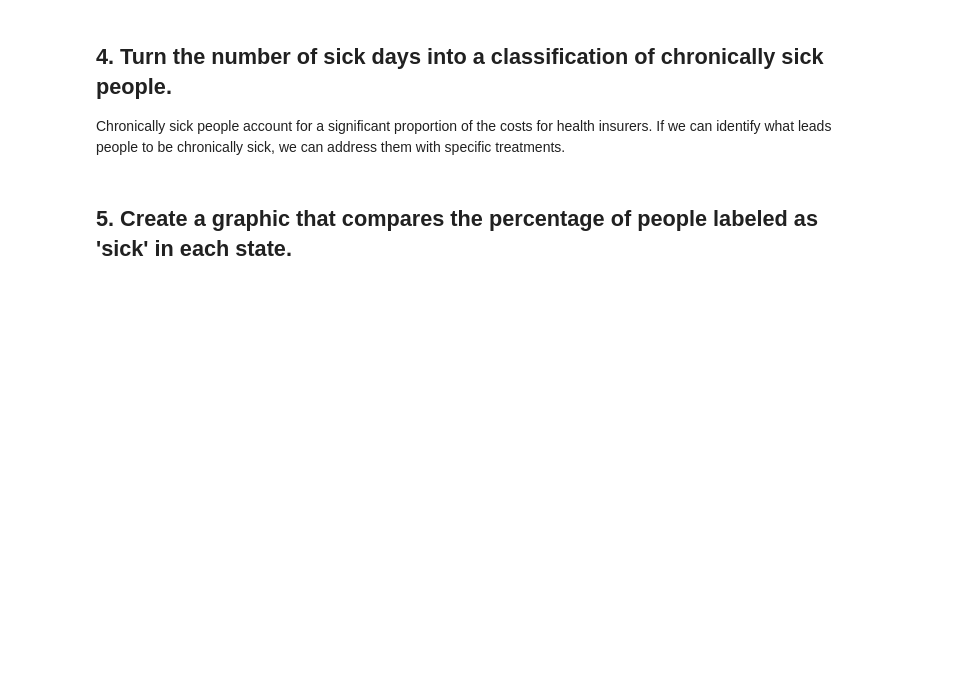
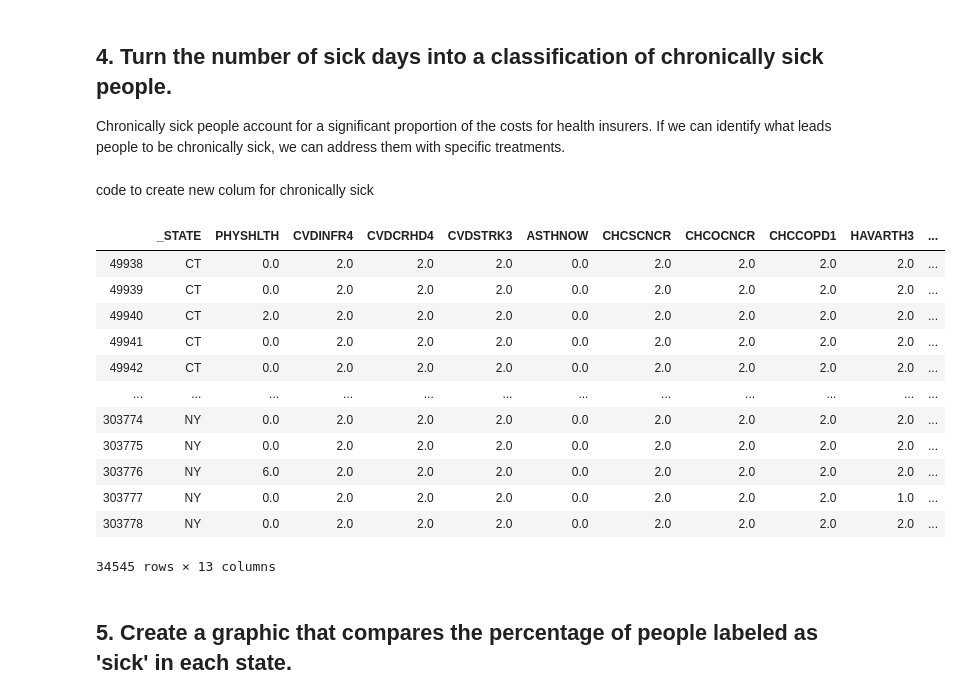
Before and after one commit to k0marrr1/nyc-mhtn-ds-010620-lectures, a Jupyter notebook: week_2/case_study/Data_Exploration_Applied.ipynb, the cells around one changed output. Cells and saved outputs as stored; diff of their text form; code cells hidden in the pictures; blank space fills up the shorter version.

```diff
--- a/week_2/case_study/Data_Exploration_Applied.ipynb
+++ b/week_2/case_study/Data_Exploration_Applied.ipynb
@@ -225,2 +223,26 @@ Chronically sick people account for a significant proportion of the costs for he
+# %% [markdown]
+code to create new colum for chronically sick
+# %%
+temp2 = df[['CVDINFR4', 'CVDCRHD4', 'CVDSTRK3', 'ASTHNOW','CHCSCNCR', 'CHCOCNCR', 'CHCCOPD1', 'HAVARTH3', 'ADDEPEV2', 'CHCKIDNY', 'DIABETE3']]
+# %%
+temp3 = temp2.fillna(0)
+# %%
+df_chr_all = pd.concat([df_phy[['_STATE', 'PHYSHLTH']], temp3], axis = 1)
+# %%
+df_chr_all
+# %% [output]
+|  | _STATE | PHYSHLTH | CVDINFR4 | CVDCRHD4 | CVDSTRK3 | ASTHNOW | CHCSCNCR | CHCOCNCR | CHCCOPD1 | HAVARTH3 | ... |
+| 49938 | CT | 0.0 | 2.0 | 2.0 | 2.0 | 0.0 | 2.0 | 2.0 | 2.0 | 2.0 | ... |
+| 49939 | CT | 0.0 | 2.0 | 2.0 | 2.0 | 0.0 | 2.0 | 2.0 | 2.0 | 2.0 | ... |
+| 49940 | CT | 2.0 | 2.0 | 2.0 | 2.0 | 0.0 | 2.0 | 2.0 | 2.0 | 2.0 | ... |
+| 49941 | CT | 0.0 | 2.0 | 2.0 | 2.0 | 0.0 | 2.0 | 2.0 | 2.0 | 2.0 | ... |
+| 49942 | CT | 0.0 | 2.0 | 2.0 | 2.0 | 0.0 | 2.0 | 2.0 | 2.0 | 2.0 | ... |
+| ... | ... | ... | ... | ... | ... | ... | ... | ... | ... | ... | ... |
+| 303774 | NY | 0.0 | 2.0 | 2.0 | 2.0 | 0.0 | 2.0 | 2.0 | 2.0 | 2.0 | ... |
+| 303775 | NY | 0.0 | 2.0 | 2.0 | 2.0 | 0.0 | 2.0 | 2.0 | 2.0 | 2.0 | ... |
+| 303776 | NY | 6.0 | 2.0 | 2.0 | 2.0 | 0.0 | 2.0 | 2.0 | 2.0 | 2.0 | ... |
+| 303777 | NY | 0.0 | 2.0 | 2.0 | 2.0 | 0.0 | 2.0 | 2.0 | 2.0 | 1.0 | ... |
+| 303778 | NY | 0.0 | 2.0 | 2.0 | 2.0 | 0.0 | 2.0 | 2.0 | 2.0 | 2.0 | ... |
+34545 rows × 13 columns
 # %% [markdown]
 ## 5. Create a graphic that compares the percentage of people labeled as 'sick' in each state.
```
Also changed, not shown: parts of 2 cells of this notebook.
